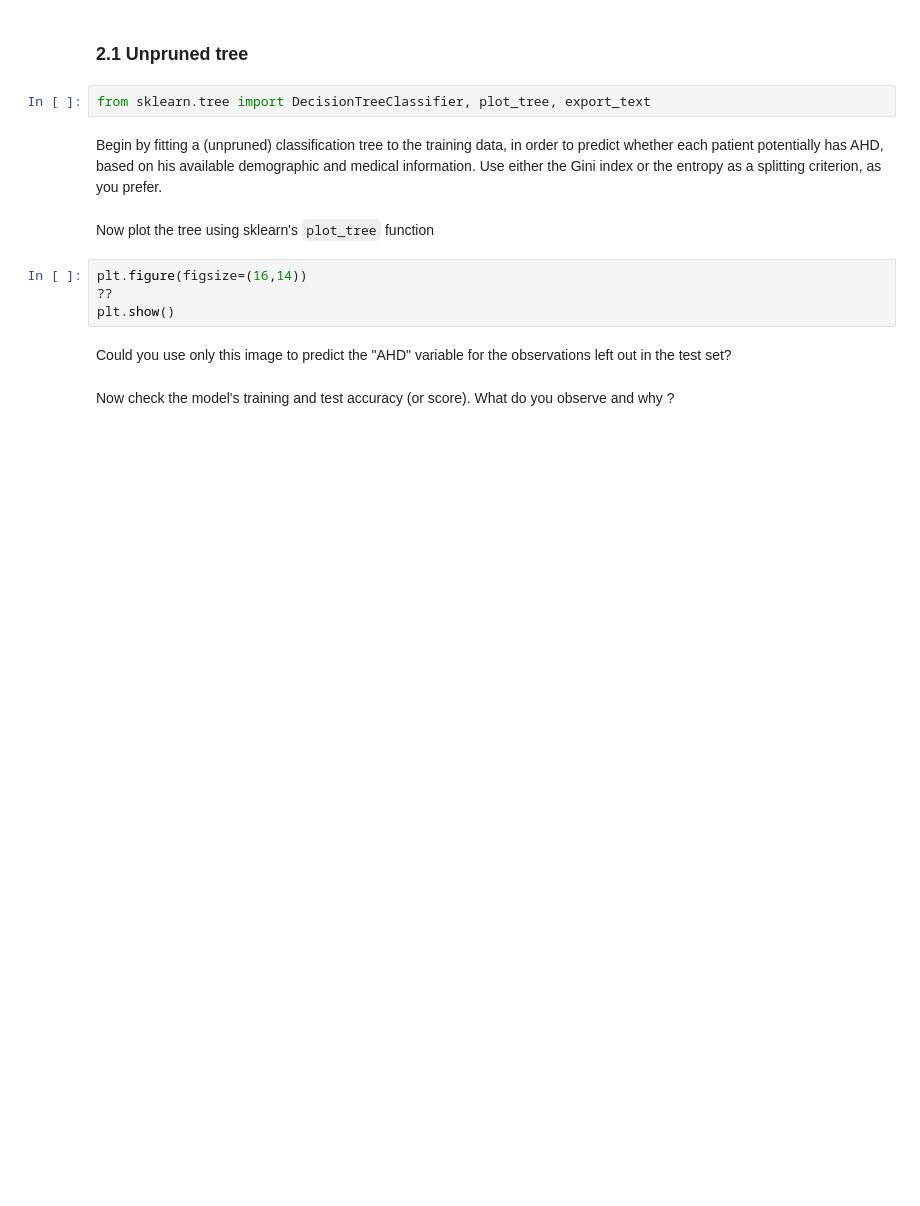
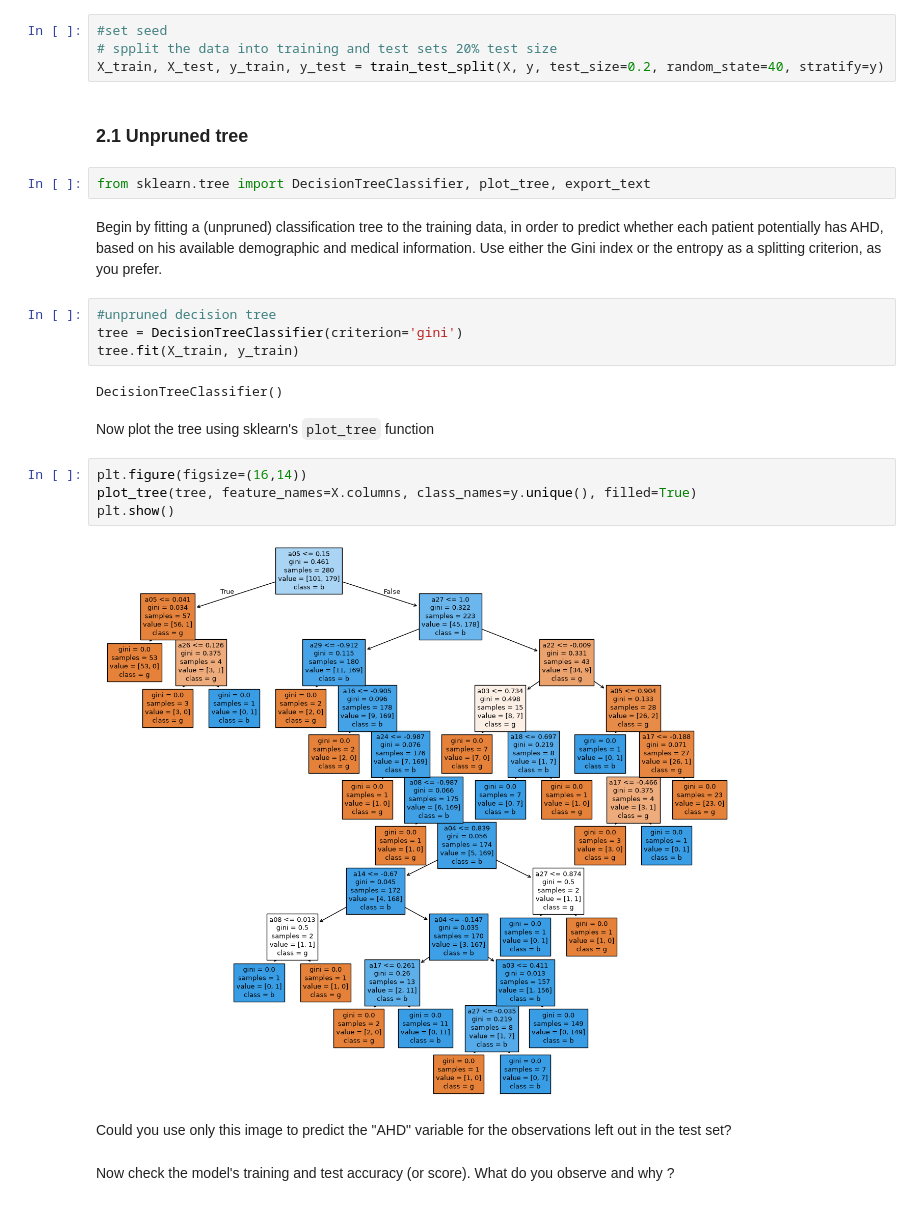
Before and after one commit to EdouarddDw/machine-learning, a Jupyter notebook: TPs/Exercise_06.ipynb, the cells around one changed output. Drawn from its saved outputs; the diff is of its cells as text; blank space fills up the shorter version.

```diff
--- a/TPs/Exercise_06.ipynb
+++ b/TPs/Exercise_06.ipynb
@@ -188,17 +212,29 @@ y =
 # %% [markdown]
 Split the data into train and test. Set random_state=40 and leave 20% of the data out for the test set.
+# %%
+#set seed
+# spplit the data into training and test sets 20% test size
+X_train, X_test, y_train, y_test = train_test_split(X, y, test_size=0.2, random_state=40, stratify=y)
 # %% [markdown]
 ### 2.1 Unpruned tree
 # %%
 from sklearn.tree import DecisionTreeClassifier, plot_tree, export_text
 # %% [markdown]
 Begin by fitting a (unpruned) classification tree to the training data, in order to predict whether each patient potentially has AHD, based on his available demographic and medical information. Use either the Gini index or the entropy as a splitting criterion, as you prefer.
+# %%
+#unpruned decision tree
+tree = DecisionTreeClassifier(criterion='gini')
+tree.fit(X_train, y_train)
+# %% [output]
+DecisionTreeClassifier()
 # %% [markdown]
 Now plot the tree using sklearn's `plot_tree` function
 # %%
 plt.figure(figsize=(16,14))
-??
+plot_tree(tree, feature_names=X.columns, class_names=y.unique(), filled=True)
 plt.show()
+# %% [output]
+[figure, added]
 # %% [markdown]
 Could you use only this image to predict the "AHD" variable for the observations left out in the test set?
 # %% [markdown]
```
Also changed, not shown: parts of 25 cells of this notebook.
